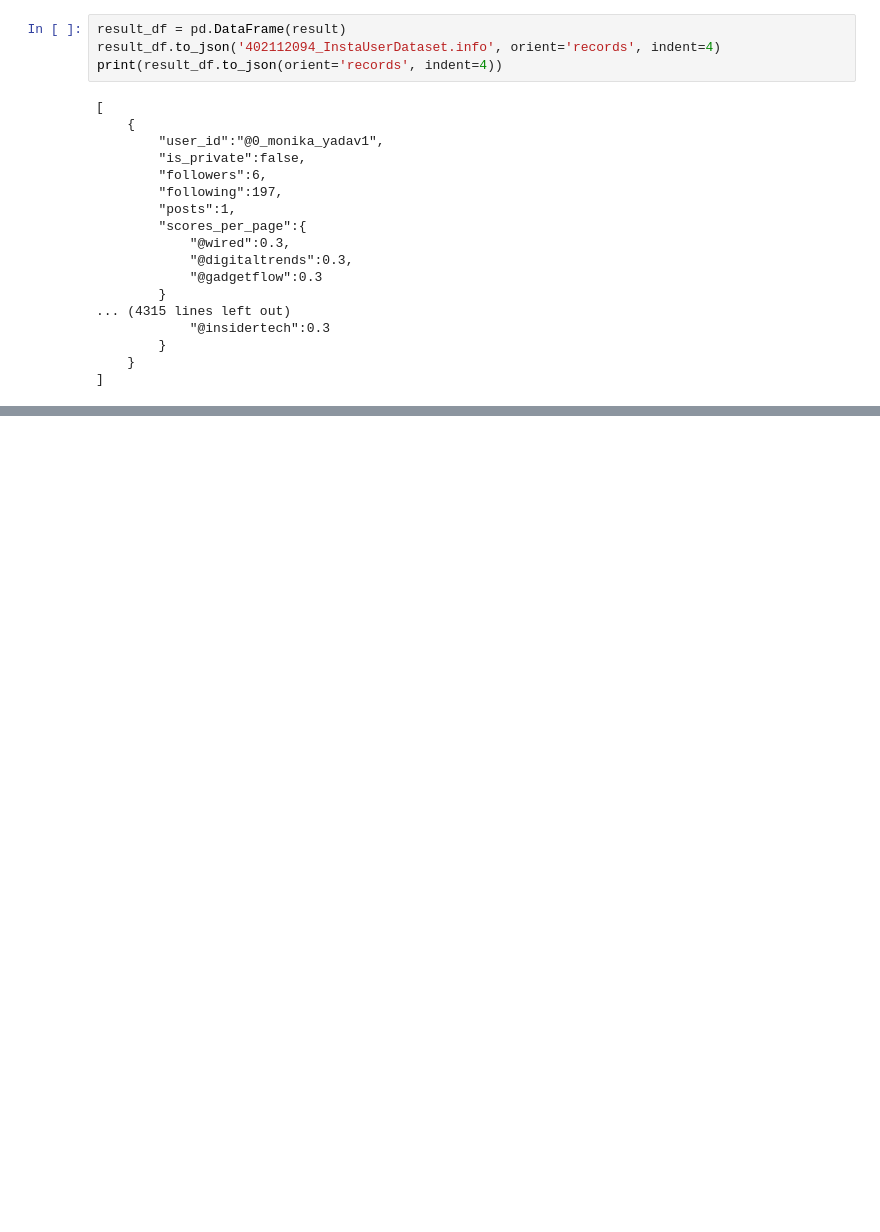
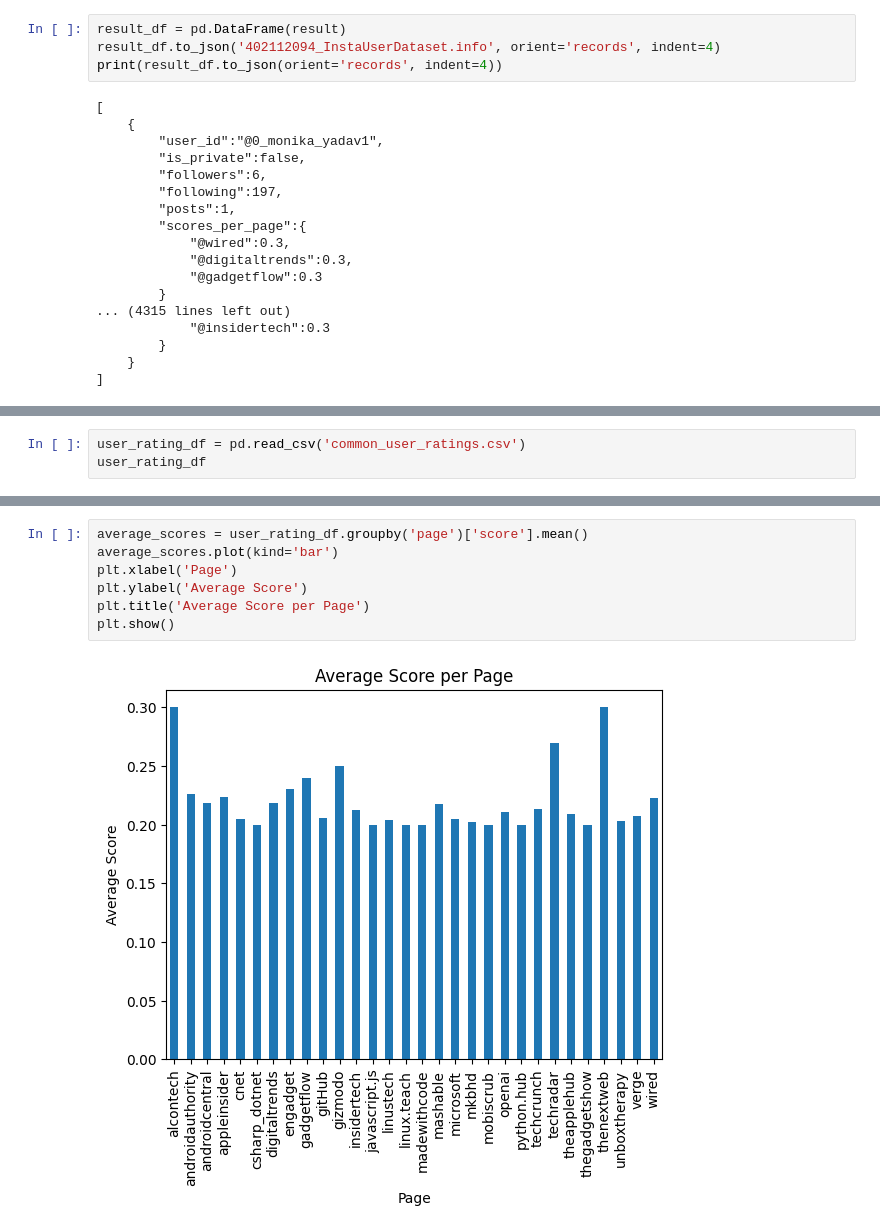
Before and after one commit to stormaref/BigData-FinalProject, a Jupyter notebook: Instagram/insta_crawling.ipynb, the cells around one changed output, grey strips where cells are left out. Cells and saved outputs as stored; diff of their text form; blank space fills up the shorter version.

```diff
--- a/Instagram/insta.ipynb
+++ b/Instagram/insta_crawling.ipynb
@@ -441,0 +424,3 @@ rating_matrix
+# %%
+user_rating_df = pd.read_csv('common_user_ratings.csv')
+user_rating_df
@@ -441,0 +441,9 @@ rating_matrix
+# %%
+average_scores = user_rating_df.groupby('page')['score'].mean()
+average_scores.plot(kind='bar')
+plt.xlabel('Page')
+plt.ylabel('Average Score')
+plt.title('Average Score per Page')
+plt.show()
+# %% [output]
+[figure, added]
```
Also changed, not shown: parts of 5 cells of this notebook, 1 other file.
